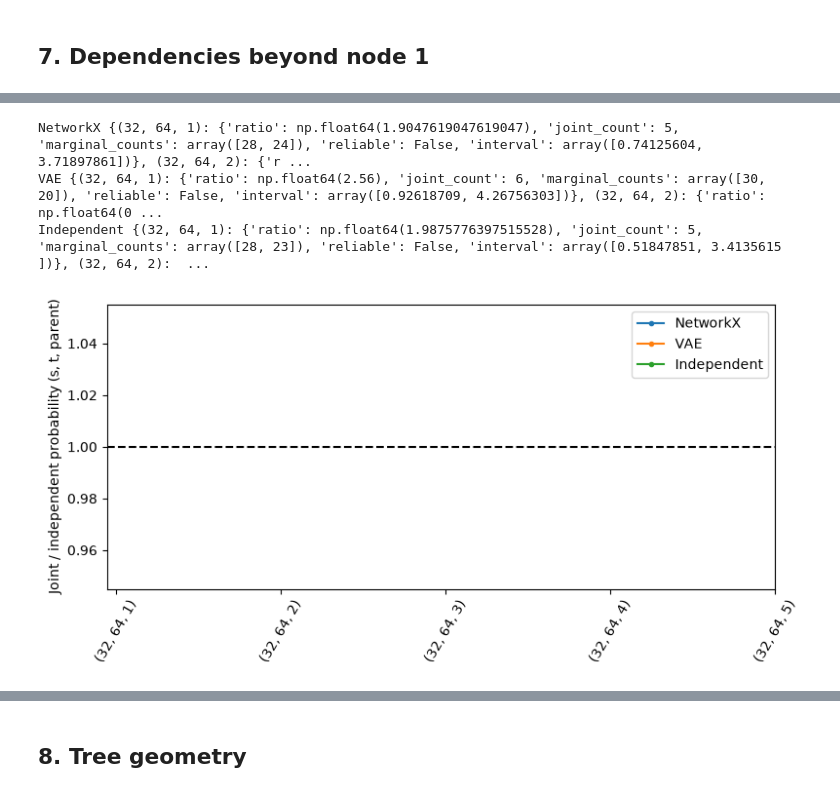
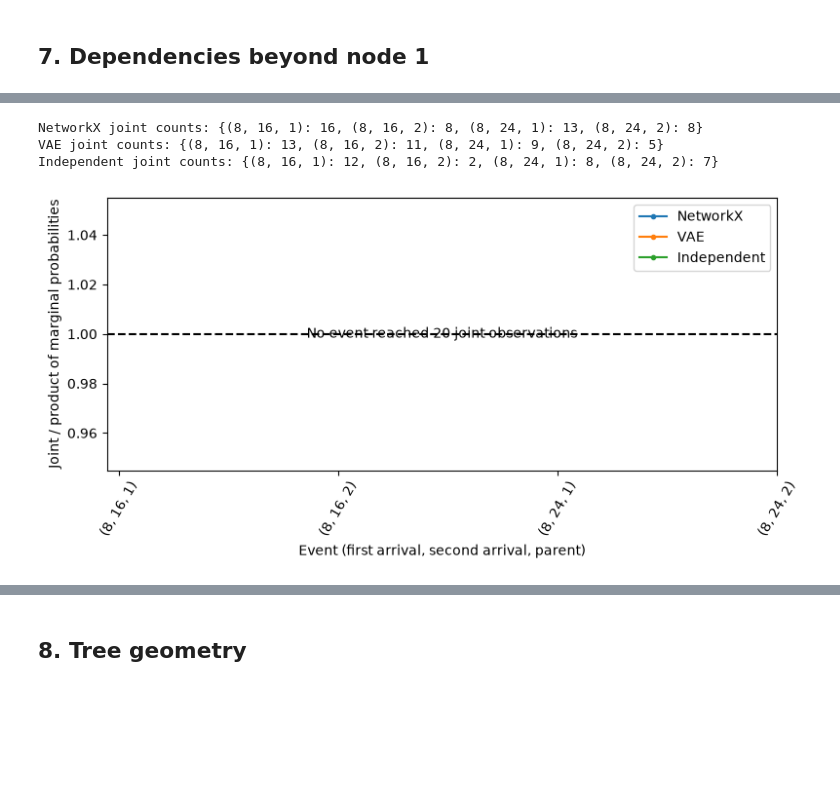
Before and after one commit to JayOrten/seeded-pa-vae, a Jupyter notebook: notebooks/experiments.ipynb, the cells around one changed output, grey strips where cells are left out. Drawn from its saved outputs; the diff is of its cells as text; code cells hidden in the pictures; blank space fills up the shorter version.

```diff
--- a/notebooks/experiments.ipynb
+++ b/notebooks/experiments.ipynb
@@ -137,5 +214,3 @@ Compare the NetworkX reference, categorical VAE, and independent baseline. Compa
 # %%
-evaluation_collections.pop("Argmax", None)  # Also clear it from an existing kernel session.
-
 ba_likelihood = ev.ba_sequence_likelihood_experiment(evaluation_collections)
 # %% [output]
@@ -228,17 +321,15 @@ early_covariance = ev.early_node_covariance_experiment(
 # %%
-first_arrival = max(3, config.num_nodes // 2)
-second_arrival = config.num_nodes
 joint_attachments = ev.joint_attachment_experiment(
     evaluation_collections,
-    arrival_pairs=[(first_arrival, second_arrival)],
-    candidate_parents=tuple(range(1, min(5, first_arrival - 1) + 1)),
+    arrival_pairs=[(8, 16), (8, 24)],
+    candidate_parents=(1, 2),
     bootstrap_samples=BOOTSTRAP_SAMPLES,
 )
 # %% [output]
-NetworkX {(32, 64, 1): {'ratio': np.float64(1.9047619047619047), 'joint_count': 5, 'marginal_counts': array([28, 24]), 'reliable': False, 'interval': array([0.74125604, 3.71897861])}, (32, 64, 2): {'r ...
-VAE {(32, 64, 1): {'ratio': np.float64(2.56), 'joint_count': 6, 'marginal_counts': array([30, 20]), 'reliable': False, 'interval': array([0.92618709, 4.26756303])}, (32, 64, 2): {'ratio': np.float64(0 ...
-Independent {(32, 64, 1): {'ratio': np.float64(1.9875776397515528), 'joint_count': 5, 'marginal_counts': array([28, 23]), 'reliable': False, 'interval': array([0.51847851, 3.4135615 ])}, (32, 64, 2):  ...
+NetworkX joint counts: {(8, 16, 1): 16, (8, 16, 2): 8, (8, 24, 1): 13, (8, 24, 2): 8}
+VAE joint counts: {(8, 16, 1): 13, (8, 16, 2): 11, (8, 24, 1): 9, (8, 24, 2): 5}
+Independent joint counts: {(8, 16, 1): 12, (8, 16, 2): 2, (8, 24, 1): 8, (8, 24, 2): 7}
-[figure, old version]
+[figure, new version]
 # %%
 hub_concentration = ev.hub_concentration_experiment(evaluation_collections)
 # %% [output]
```
Also changed, not shown: parts of 35 cells of this notebook, 14 other files.
